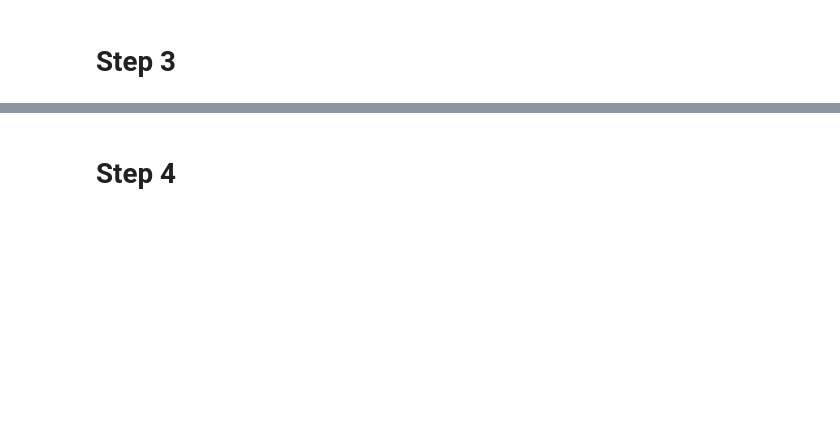
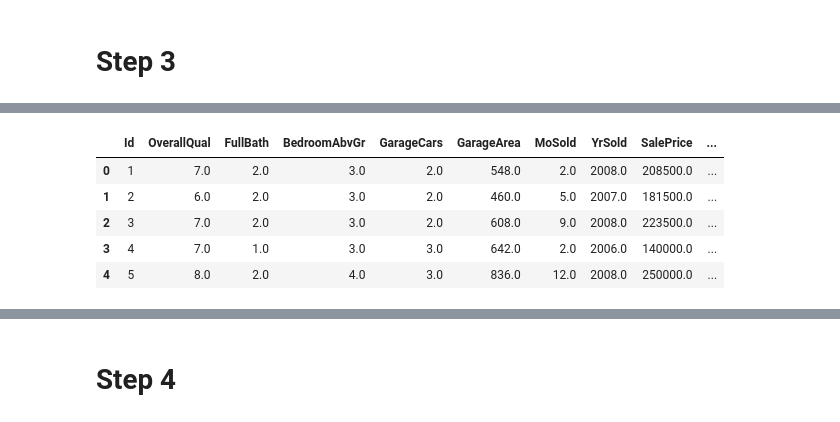
Before and after one commit to leonsilas/MS-STA6714_Final, a Jupyter notebook: Final_Silas.ipynb, the cells around one changed output, grey strips where cells are left out. Cells and saved outputs as stored; diff of their text form; code cells hidden in the pictures; blank space fills up the shorter version.

```diff
--- a/Final_Silas.ipynb
+++ b/Final_Silas.ipynb
@@ -98,0 +97,9 @@ for label in num_labels:
+# %%
+df.head()
+# %% [output]
+|  | Id | OverallQual | FullBath | BedroomAbvGr | GarageCars | GarageArea | MoSold | YrSold | SalePrice | ... |
+| 0 | 1 | 7.0 | 2.0 | 3.0 | 2.0 | 548.0 | 2.0 | 2008.0 | 208500.0 | ... |
+| 1 | 2 | 6.0 | 2.0 | 3.0 | 2.0 | 460.0 | 5.0 | 2007.0 | 181500.0 | ... |
+| 2 | 3 | 7.0 | 2.0 | 3.0 | 2.0 | 608.0 | 9.0 | 2008.0 | 223500.0 | ... |
+| 3 | 4 | 7.0 | 1.0 | 3.0 | 3.0 | 642.0 | 2.0 | 2006.0 | 140000.0 | ... |
+| 4 | 5 | 8.0 | 2.0 | 4.0 | 3.0 | 836.0 | 12.0 | 2008.0 | 250000.0 | ... |
```
Also changed, not shown: parts of 30 cells of this notebook, 2 other files.
